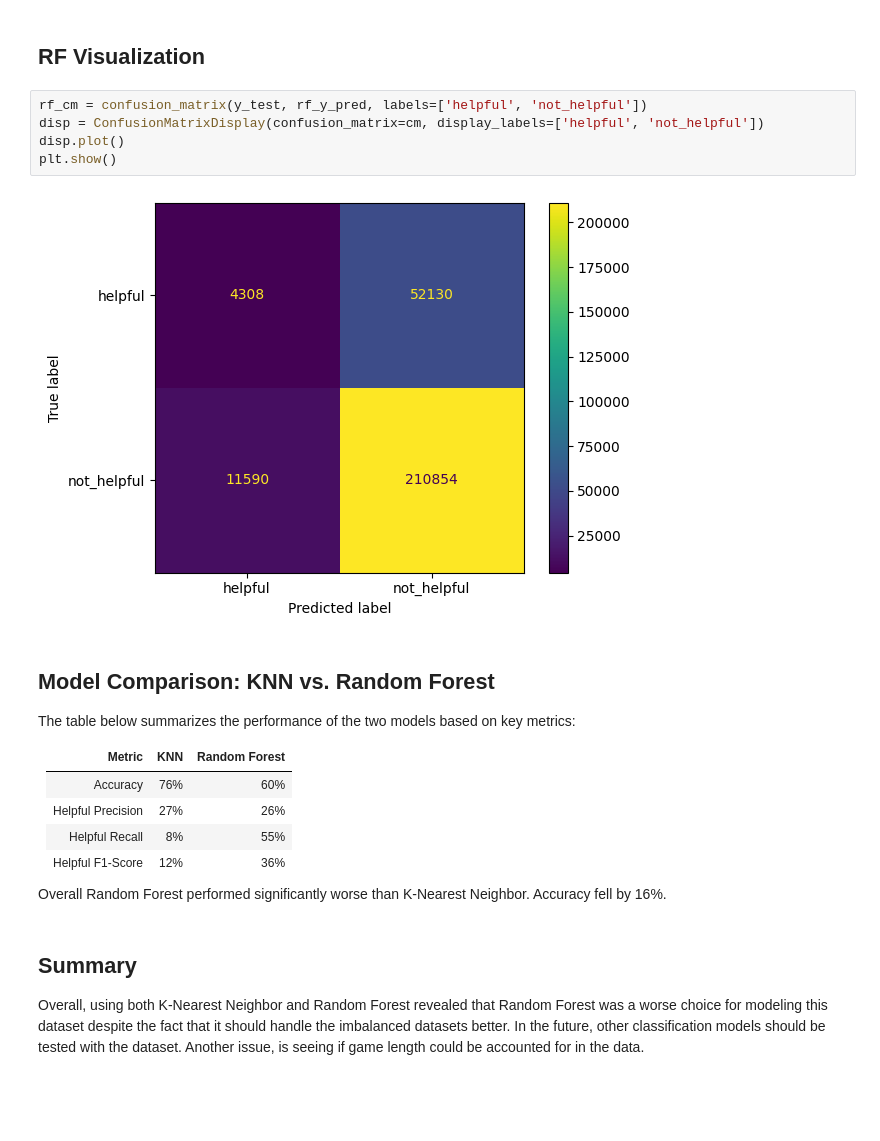
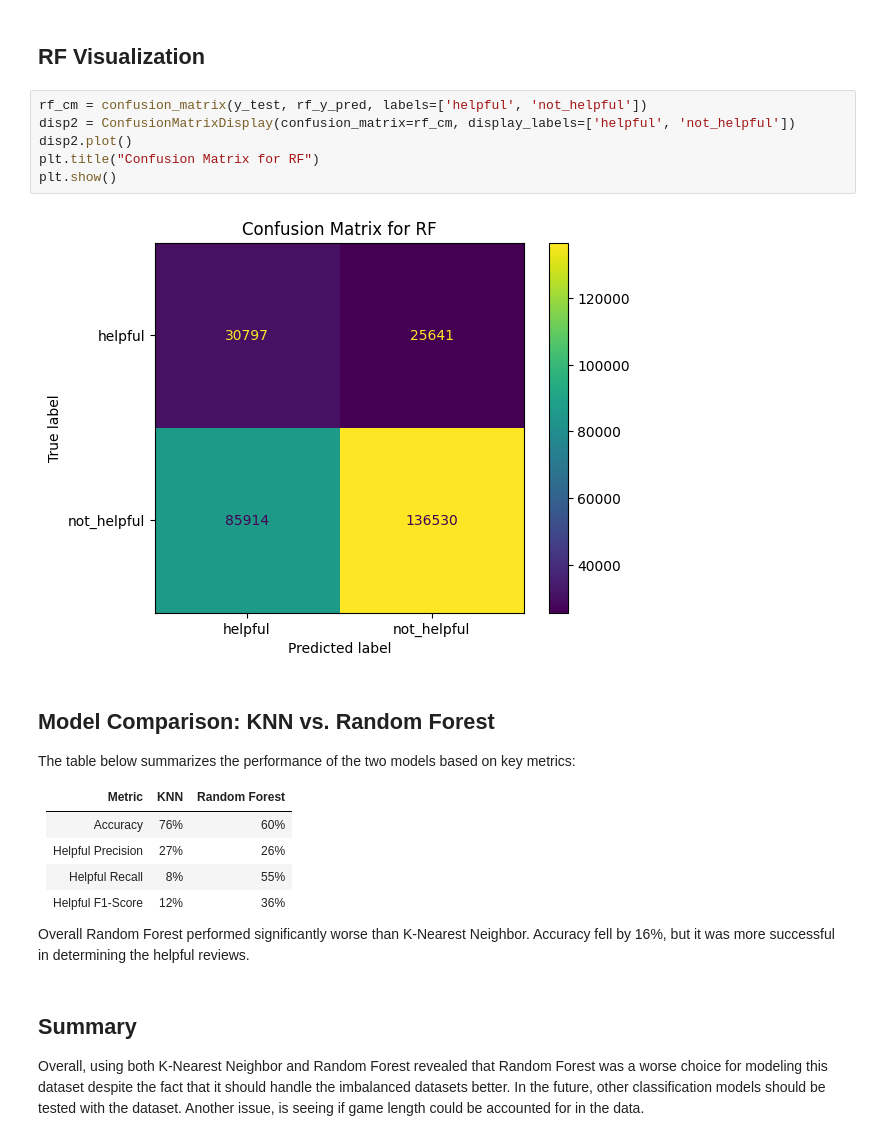
Before and after one commit to ZSCode768/Machine-Learning-Project, a Jupyter notebook: Surlow_EDA_Project_Modelling.ipynb, the cells around one changed output. Drawn from its saved outputs; the diff is of its cells as text; blank space fills up the shorter version.

```diff
--- a/Surlow_EDA_Project_Modelling.ipynb
+++ b/Surlow_EDA_Project_Modelling.ipynb
@@ -394,11 +395,12 @@ weighted avg       0.72      0.60      0.64    278882
 ## RF Visualization
 # %%
 rf_cm = confusion_matrix(y_test, rf_y_pred, labels=['helpful', 'not_helpful'])
-disp = ConfusionMatrixDisplay(confusion_matrix=cm, display_labels=['helpful', 'not_helpful'])
-disp.plot()
+disp2 = ConfusionMatrixDisplay(confusion_matrix=rf_cm, display_labels=['helpful', 'not_helpful'])
+disp2.plot()
+plt.title("Confusion Matrix for RF")
 plt.show()
 # %% [output]
-[figure, old version]
+[figure, new version]
 # %% [markdown]
 ## Model Comparison: KNN vs. Random Forest
 The table below summarizes the performance of the two models based on key metrics:
@@ -410,7 +412,7 @@ The table below summarizes the performance of the two models based on key metric
 | Helpful Recall    | 8%              | 55%    |
 | Helpful F1-Score  | 12%              | 36%    |
 
-Overall Random Forest performed significantly worse than K-Nearest Neighbor.  Accuracy fell by 16%.
+Overall Random Forest performed significantly worse than K-Nearest Neighbor.  Accuracy fell by 16%, but it was more successful in determining the helpful reviews.
 # %% [markdown]
 ## Summary
 
```
Also changed, not shown: parts of 2 cells of this notebook.
